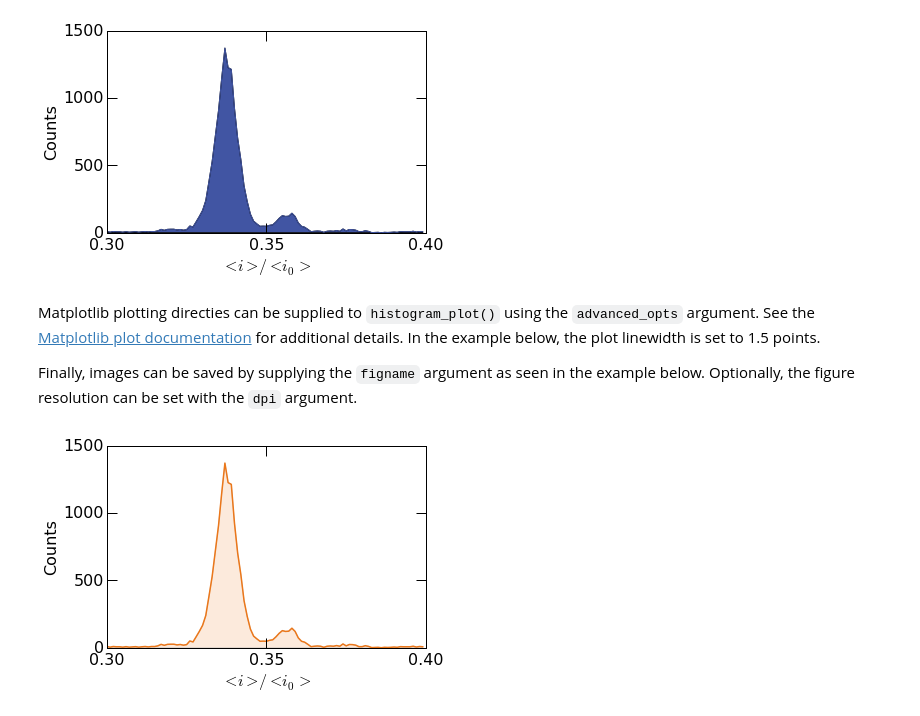
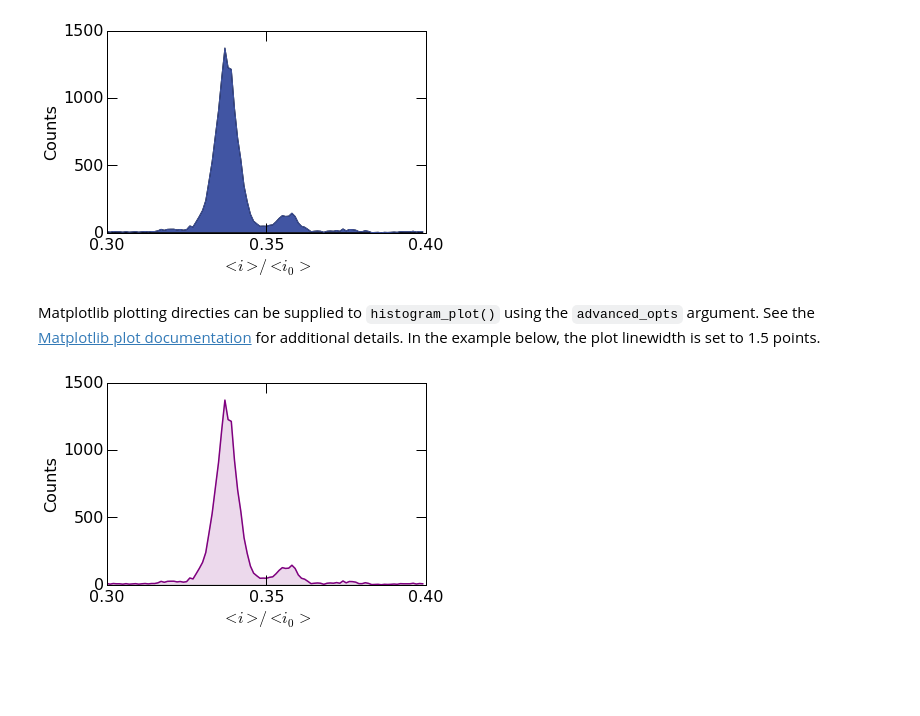
Before and after one commit to usnistgov/mosaic, a Jupyter notebook: mosaicscripts/HistogramPlots.ipynb, the cells around one changed output. Saved outputs shown, nothing was run; the diff lists cells and outputs as text; code cells hidden in the pictures; blank space fills up the shorter version.

Commit message:
Updated Histogram plot.

```diff
--- a/mosaicscripts/HistogramPlots.ipynb
+++ b/mosaicscripts/HistogramPlots.ipynb
@@ -56,22 +56,19 @@ histogram.histogram_plot(
 [figure]
 # %% [markdown]
 Matplotlib plotting directies can be supplied to `histogram_plot()` using the `advanced_opts` argument. See the [Matplotlib plot documentation](http://matplotlib.org/api/pyplot_api.html#matplotlib.pyplot.plot) for additional details. In the example below, the plot linewidth is set to 1.5 points.
-
-Finally, images can be saved by supplying the `figname` argument as seen in the example below. Optionally, the figure resolution can be set with the `dpi` argument.
 # %%
 histogram.histogram_plot(
 				histogram.query("../data/eventMD-P28-bin.sqlite", q),
 				100,
 				(0.3, 0.4),
 				xticks=	(0.3,0.35,0.4),
 				yticks=(0,500,1000,1500),
-				figname="histogram.png",
 				xlabel=r"$<i>/<i_0>$",
 				ylabel=r"Counts",
-                color='#EB771A',
+                color='purple',
                 dpi=600,
                 fill_alpha=0.15,
                 advanced_opts={'linewidth': 1.5}
 			)
 # %% [output]
-[figure, old version]
+[figure, new version]
```
Also changed, not shown: parts of 2 cells of this notebook, 1 other file.
